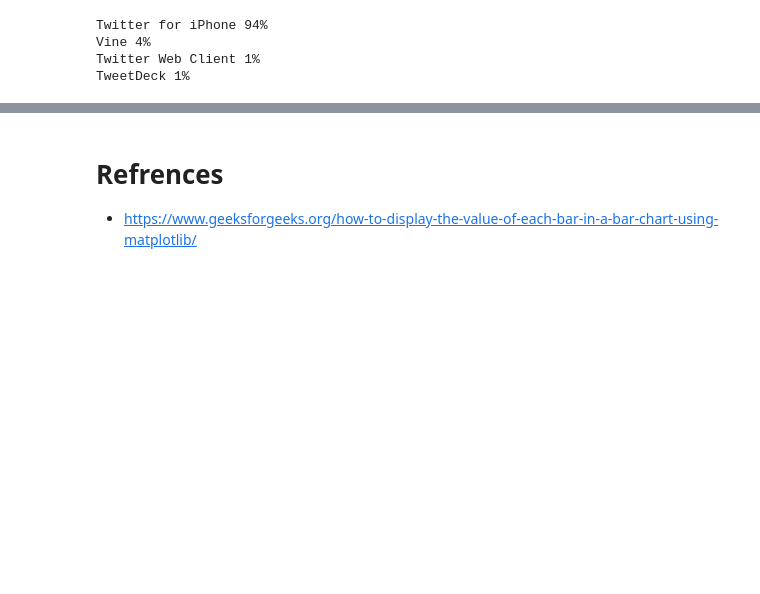
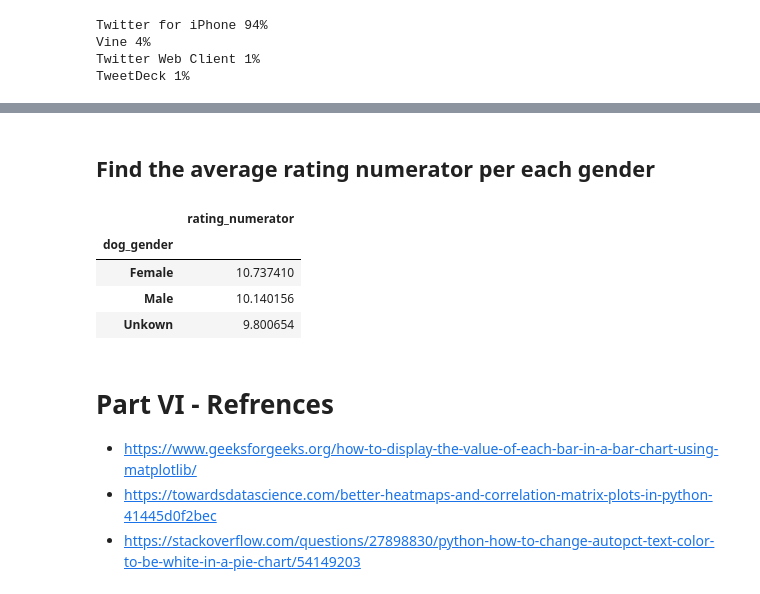
Before and after one commit to mozaini/data-wrnagling-prject, a Jupyter notebook: project.ipynb, the cells around one changed output, grey strips where cells are left out. Saved outputs shown, nothing was run; the diff lists cells and outputs as text; code cells hidden in the pictures; blank space fills up the shorter version.

```diff
--- a/project.ipynb
+++ b/project.ipynb
@@ -1422,3 +1518,16 @@ plt.show()
+# %% [markdown]
+## Find the average rating numerator per  each gender
+# %%
+adj_ratings_df.groupby('dog_gender')['dog_gender','rating_numerator'].mean()
+# %% [output]
+|  | rating_numerator |
+| dog_gender |  |
+| Female | 10.737410 |
+| Male | 10.140156 |
+| Unkown | 9.800654 |
 # %% [markdown]
-# Refrences
+<a id='refrences'></a>
+# Part VI - Refrences
 - https://www.geeksforgeeks.org/how-to-display-the-value-of-each-bar-in-a-bar-chart-using-matplotlib/
+- https://towardsdatascience.com/better-heatmaps-and-correlation-matrix-plots-in-python-41445d0f2bec
+- https://stackoverflow.com/questions/27898830/python-how-to-change-autopct-text-color-to-be-white-in-a-pie-chart/54149203
```
Also changed, not shown: parts of 49 cells of this notebook, 2 other files.
